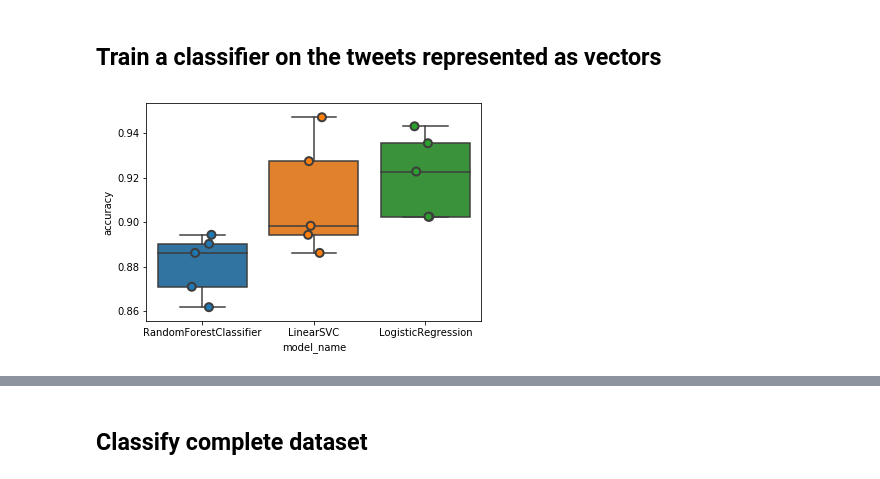
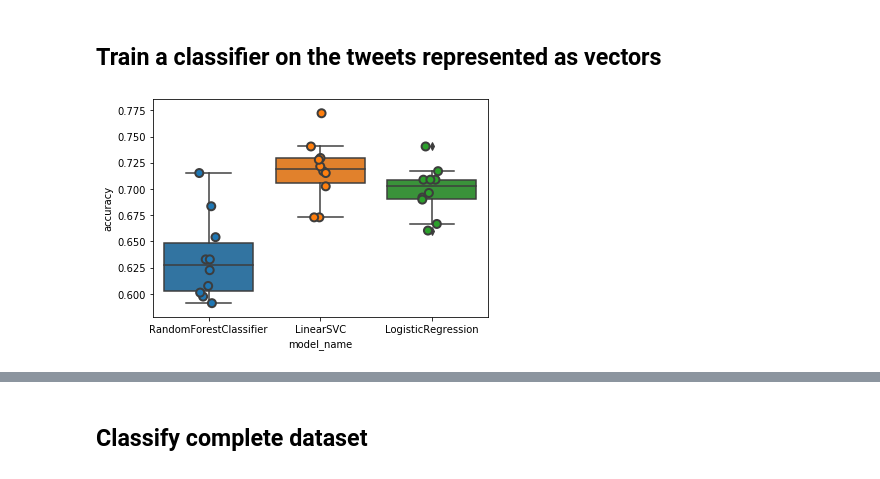
Before and after one commit to HannahPinson/twitterThesisProjects, a Jupyter notebook: analyzingTweets.ipynb, the cells around one changed output, grey strips where cells are left out. Saved outputs shown, nothing was run; the diff lists cells and outputs as text; code cells hidden in the pictures.

```diff
--- a/analyzingTweets.ipynb
+++ b/analyzingTweets.ipynb
@@ -122,6 +169,8 @@ The classifier, i.e., a computer program, will perform certain mathematical oper
 # %% [markdown]
 ### Convert the tweets to vectors
 # %%
-tfidf = TfidfVectorizer(sublinear_tf=True, min_df=10, norm='l2', encoding='latin-1', ngram_range=(1, 2), stop_words='english')
+tweet_dataset = df_final_class
+
+tfidf = TfidfVectorizer(sublinear_tf=True, min_df=10, norm='l2', encoding='latin-1', ngram_range=(1, 3), stop_words='english')
 features = tfidf.fit_transform(tweet_dataset.Text).toarray()
-labels = tweet_dataset.Labeled_Vacancy
+labels = tweet_dataset.Category
@@ -181,24 +224,24 @@ for category, label in sorted(class_to_labels.items()):
 ## Train a classifier on the tweets represented as vectors
 # %%
 models = [
-    RandomForestClassifier(n_estimators=200, max_depth=3, random_state=0),
+    RandomForestClassifier(n_estimators=200, max_depth=10, random_state=0),
     LinearSVC(),
     LogisticRegression(random_state=0),
 ]
-CV = 5
+CV = 10
 cv_df = pd.DataFrame(index=range(CV * len(models)))
 entries = []
 for model in models:
   model_name = model.__class__.__name__
   accuracies = cross_val_score(model, features, labels, scoring='accuracy', cv=CV)
   for fold_idx, accuracy in enumerate(accuracies):
     entries.append((model_name, fold_idx, accuracy))
 cv_df = pd.DataFrame(entries, columns=['model_name', 'fold_idx', 'accuracy'])
 
 
 sns.boxplot(x='model_name', y='accuracy', data=cv_df)
 sns.stripplot(x='model_name', y='accuracy', data=cv_df,
               size=8, jitter=True, edgecolor="gray", linewidth=2)
 plt.show()
 # %% [output]
-[figure, old version]
+[figure, new version]
```
Also changed, not shown: parts of 42 cells of this notebook.
